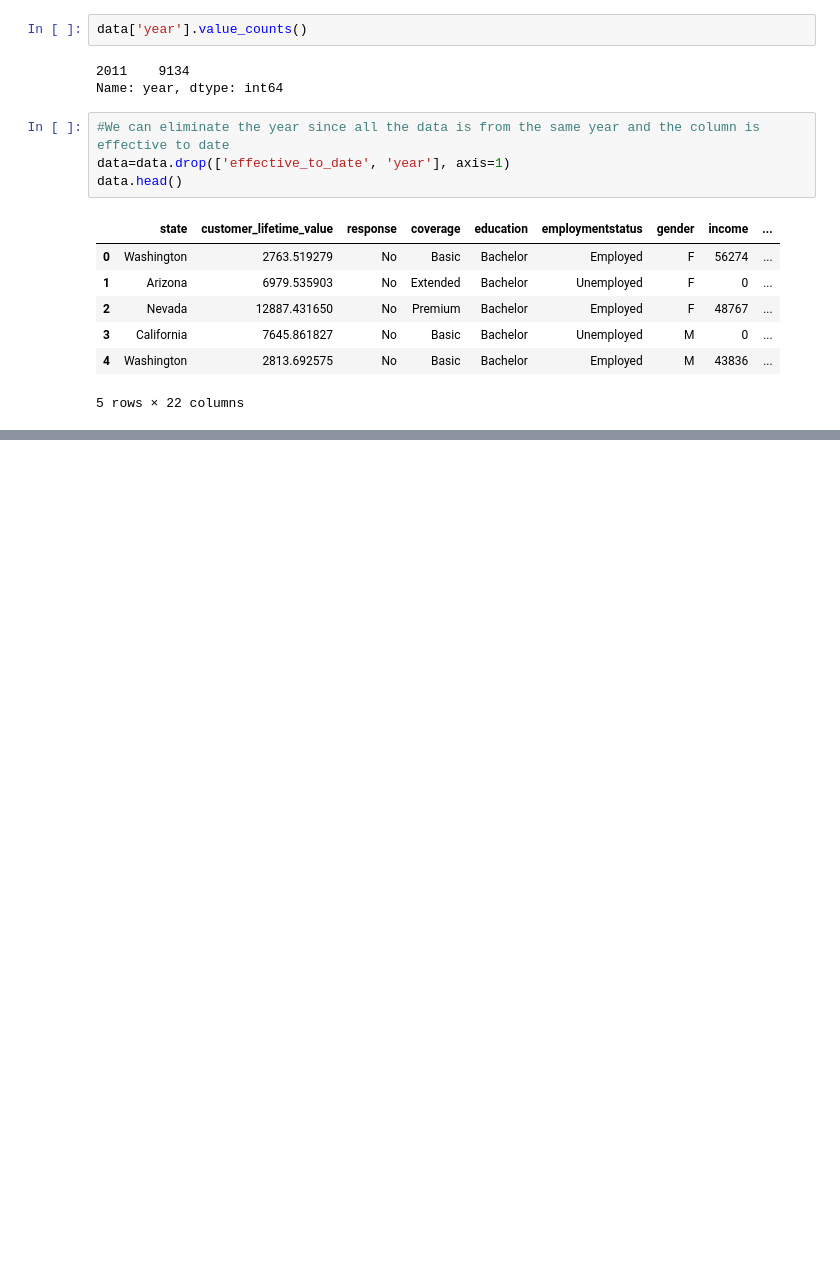
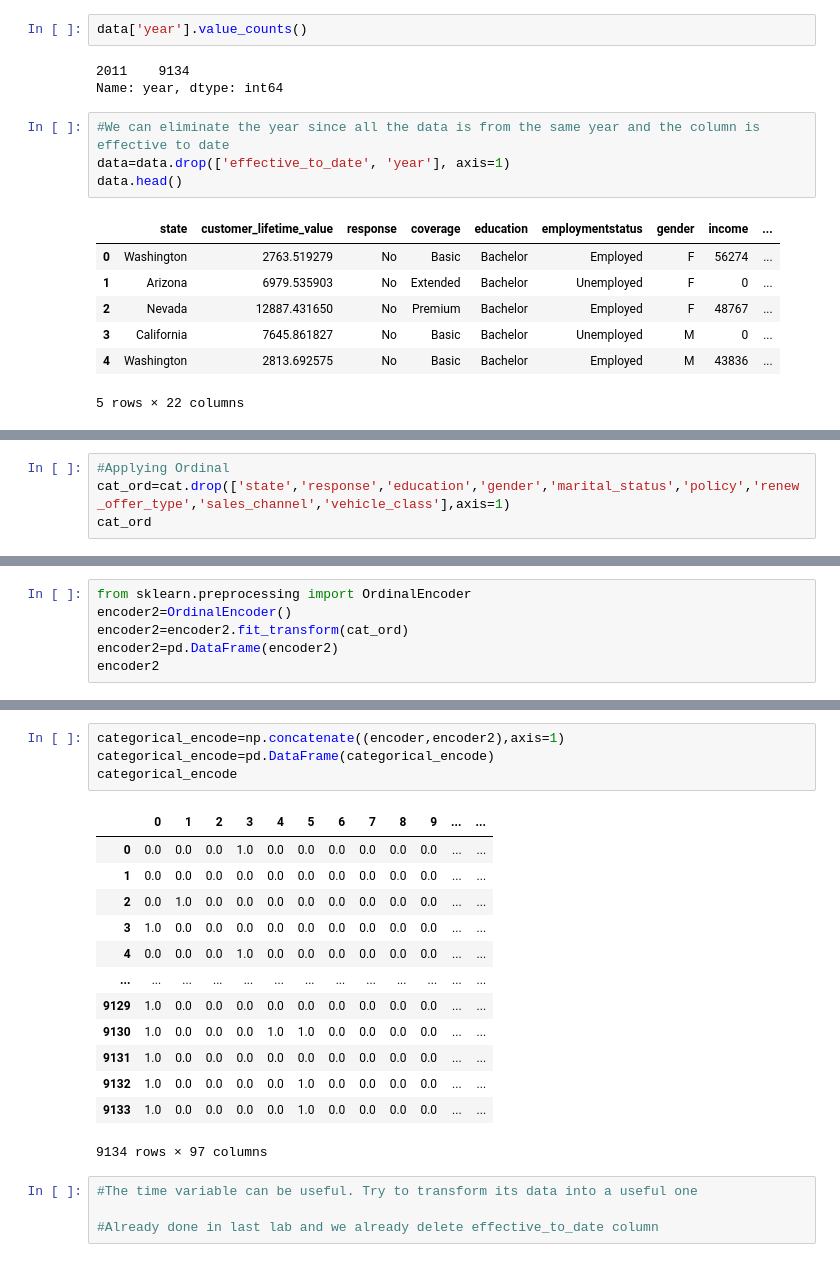
Before and after one commit to EmiliaLopez/IRONHACK_DA_LABS, a Jupyter notebook: LABS_PYTHON_IH/Lab_Cleaning_categorical_data.ipynb, the cells around one changed output, grey strips where cells are left out. Saved outputs shown, nothing was run; the diff lists cells and outputs as text; blank space fills up the shorter version.

```diff
--- a/LABS_PYTHON_IH/Lab_Cleaning_categorical_data.ipynb
+++ b/LABS_PYTHON_IH/Lab_Cleaning_categorical_data.ipynb
@@ -288,0 +523,4 @@ data.head()
+# %%
+#Applying Ordinal
+cat_ord=cat.drop(['state','response','education','gender','marital_status','policy','renew_offer_type','sales_channel','vehicle_class'],axis=1)
+cat_ord
@@ -288,0 +541,6 @@ data.head()
+# %%
+from sklearn.preprocessing import OrdinalEncoder
+encoder2=OrdinalEncoder()
+encoder2=encoder2.fit_transform(cat_ord)
+encoder2=pd.DataFrame(encoder2)
+encoder2
@@ -288,0 +561,22 @@ data.head()
+# %%
+categorical_encode=np.concatenate((encoder,encoder2),axis=1)
+categorical_encode=pd.DataFrame(categorical_encode)
+categorical_encode
+# %% [output]
+|  | 0 | 1 | 2 | 3 | 4 | 5 | 6 | 7 | 8 | 9 | ... | ... |
+| 0 | 0.0 | 0.0 | 0.0 | 1.0 | 0.0 | 0.0 | 0.0 | 0.0 | 0.0 | 0.0 | ... | ... |
+| 1 | 0.0 | 0.0 | 0.0 | 0.0 | 0.0 | 0.0 | 0.0 | 0.0 | 0.0 | 0.0 | ... | ... |
+| 2 | 0.0 | 1.0 | 0.0 | 0.0 | 0.0 | 0.0 | 0.0 | 0.0 | 0.0 | 0.0 | ... | ... |
+| 3 | 1.0 | 0.0 | 0.0 | 0.0 | 0.0 | 0.0 | 0.0 | 0.0 | 0.0 | 0.0 | ... | ... |
+| 4 | 0.0 | 0.0 | 0.0 | 1.0 | 0.0 | 0.0 | 0.0 | 0.0 | 0.0 | 0.0 | ... | ... |
+| ... | ... | ... | ... | ... | ... | ... | ... | ... | ... | ... | ... | ... |
+| 9129 | 1.0 | 0.0 | 0.0 | 0.0 | 0.0 | 0.0 | 0.0 | 0.0 | 0.0 | 0.0 | ... | ... |
+| 9130 | 1.0 | 0.0 | 0.0 | 0.0 | 1.0 | 1.0 | 0.0 | 0.0 | 0.0 | 0.0 | ... | ... |
+| 9131 | 1.0 | 0.0 | 0.0 | 0.0 | 0.0 | 0.0 | 0.0 | 0.0 | 0.0 | 0.0 | ... | ... |
+| 9132 | 1.0 | 0.0 | 0.0 | 0.0 | 0.0 | 1.0 | 0.0 | 0.0 | 0.0 | 0.0 | ... | ... |
+| 9133 | 1.0 | 0.0 | 0.0 | 0.0 | 0.0 | 1.0 | 0.0 | 0.0 | 0.0 | 0.0 | ... | ... |
+9134 rows × 97 columns
+# %%
+#The time variable can be useful. Try to transform its data into a useful one
+
+#Already done in last lab and we already delete effective_to_date column
```
Also changed, not shown: parts of 25 cells of this notebook.
